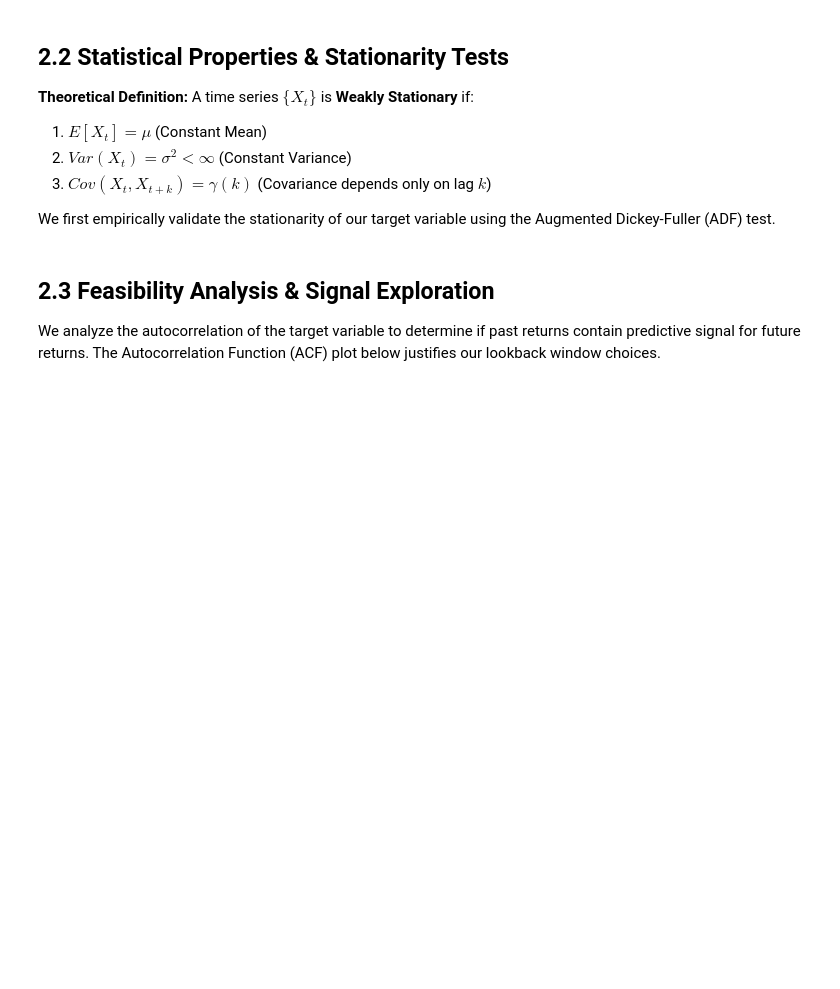
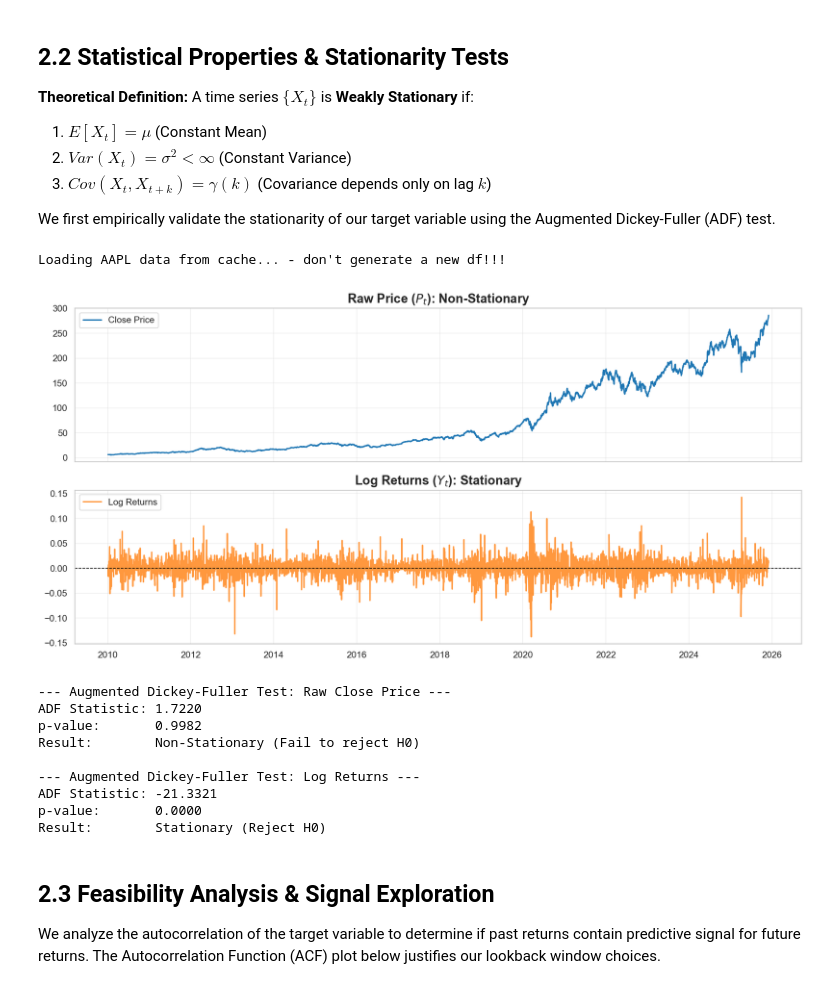
Before and after one commit to itaymutzafi/data-science-project, a Jupyter notebook: Final_Project_Report.ipynb, the cells around one changed output. Saved outputs shown, nothing was run; the diff lists cells and outputs as text; code cells hidden in the pictures; blank space fills up the shorter version.

```diff
--- a/Final_Project_Report.ipynb
+++ b/Final_Project_Report.ipynb
@@ -603,19 +588,34 @@ AAPL.get_sec_filings()
 We first empirically validate the stationarity of our target variable using the Augmented Dickey-Fuller (ADF) test.
 # %%
 # 1. Data Ingestion
-df_research = fetch_sample_data("AAPL", period="2y")
+end_date_research = date.today()
+start_date_research = end_date_research - pd.Timedelta(days=365*2)
+ticker_obj = yf.Ticker("AAPL")
+df_research = fetch_sample_data(ticker_obj, start_date_research, end_date_research)
 
 # 2. Feature Engineering (Log Returns)
 log_transformer = LogReturnTransformer()
 df_research = log_transformer.transform(df_research)
 df_research.dropna(inplace=True)
 
 # 3. Visualization
 plot_price_vs_returns(df_research, 'Log_Returns')
 
 # 4. Hypothesis Testing (ADF)
 check_stationarity(df_research['Close'], "Raw Close Price")
 check_stationarity(df_research['Log_Returns'], "Log Returns")
+# %% [output]
+Loading AAPL data from cache... - don't generate a new df!!!
+[figure, added]
+--- Augmented Dickey-Fuller Test: Raw Close Price ---
+ADF Statistic: 1.7220
+p-value:       0.9982
+Result:        Non-Stationary (Fail to reject H0)
+
+--- Augmented Dickey-Fuller Test: Log Returns ---
+ADF Statistic: -21.3321
+p-value:       0.0000
+Result:        Stationary (Reject H0)
 # %% [markdown]
 ## 2.3 Feasibility Analysis & Signal Exploration
 
```
Also changed, not shown: parts of 16 cells of this notebook, 6 other files.
